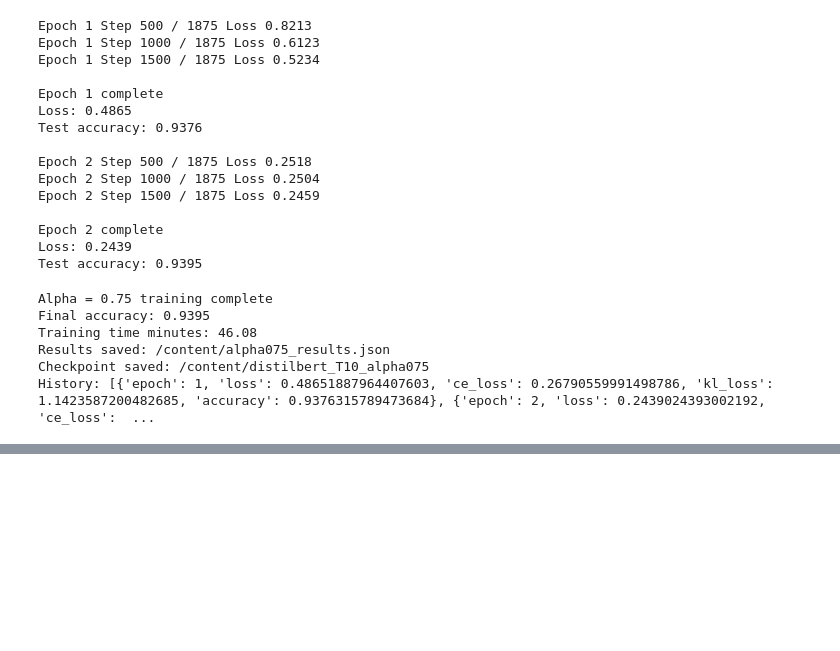
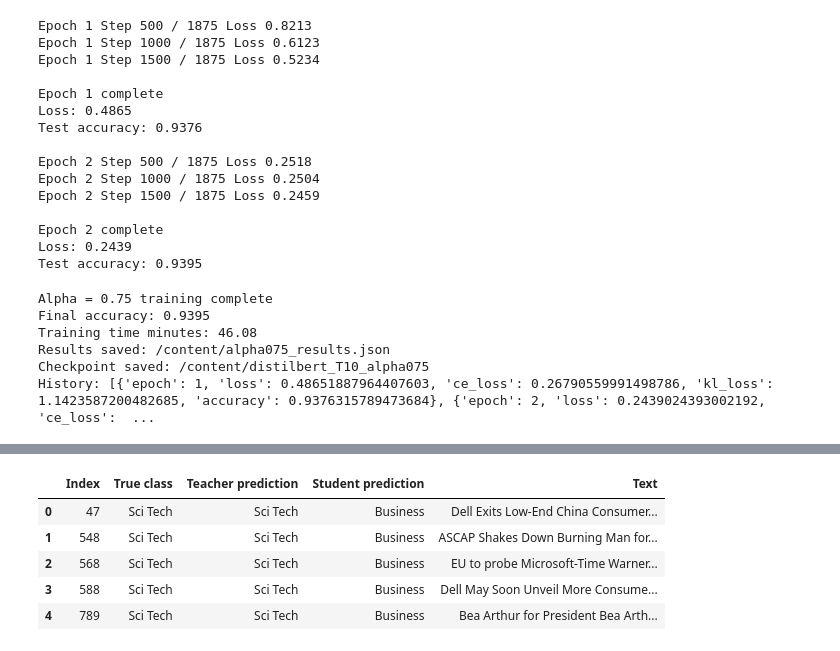
Before and after one commit to DrashtiShah23/data266-2046, a Jupyter notebook: hw12/HW12.ipynb, the cells around one changed output, grey strips where cells are left out. Drawn from its saved outputs; the diff is of its cells as text; code cells hidden in the pictures; blank space fills up the shorter version.

```diff
--- a/hw12/HW12.ipynb
+++ b/hw12/HW12.ipynb
@@ -2645,0 +2991,89 @@ History: [{'epoch': 1, 'loss': 0.48651887964407603, 'ce_loss': 0.267905599914987
+# %%
+import pandas as pd
+import numpy as np
+
+per_class_rows = []
+
+for class_id, class_name in enumerate(LABEL_NAMES):
+
+    mask = test_labels == class_id
+
+    teacher_class_accuracy = (
+        teacher_predictions[mask] == test_labels[mask]
+    ).mean()
+
+    student_class_accuracy = (
+        student_predictions[mask] == test_labels[mask]
+    ).mean()
+
+    degradation = (
+        teacher_class_accuracy
+        - student_class_accuracy
+    )
+
+    per_class_rows.append({
+        "Class": class_name,
+        "Teacher accuracy": teacher_class_accuracy,
+        "Student accuracy": student_class_accuracy,
+        "Degradation": degradation
+    })
+
+per_class_df = pd.DataFrame(per_class_rows)
+
+display(per_class_df)
+
+worst_row = per_class_df.loc[
+    per_class_df["Degradation"].idxmax()
+]
+
+worst_class_name = worst_row["Class"]
+worst_class_id = LABEL_NAMES.index(
+    worst_class_name
+)
+
+print()
+print("Largest degradation class:", worst_class_name)
+print(
+    "Degradation:",
+    round(worst_row["Degradation"], 4)
+)
+
+failure_indices = np.where(
+    (test_labels == worst_class_id)
+    & (teacher_predictions == test_labels)
+    & (student_predictions != test_labels)
+)[0]
+
+print(
+    "Teacher correct / student wrong examples in this class:",
+    len(failure_indices)
+)
+
+selected_failures = failure_indices[:5]
+
+failure_rows = []
+
+for index in selected_failures:
+
+    failure_rows.append({
+        "Index": int(index),
+        "True class": LABEL_NAMES[
+            int(test_labels[index])
+        ],
+        "Teacher prediction": LABEL_NAMES[
+            int(teacher_predictions[index])
+        ],
+        "Student prediction": LABEL_NAMES[
+            int(student_predictions[index])
+        ],
+        "Text": ag_news["test"][
+            int(index)
+        ]["text"]
+    })
+
+failure_df = pd.DataFrame(failure_rows)
+
+print()
+print("Five required failure examples:")
+display(failure_df)
+# %% [output]
@@ -2645,0 +3090,6 @@ History: [{'epoch': 1, 'loss': 0.48651887964407603, 'ce_loss': 0.267905599914987
+|  | Index | True class | Teacher prediction | Student prediction | Text |
+| 0 | 47 | Sci Tech | Sci Tech | Business | Dell Exits Low-End China Consumer... |
+| 1 | 548 | Sci Tech | Sci Tech | Business | ASCAP Shakes Down Burning Man for... |
+| 2 | 568 | Sci Tech | Sci Tech | Business | EU to probe Microsoft-Time Warner... |
+| 3 | 588 | Sci Tech | Sci Tech | Business | Dell May Soon Unveil More Consume... |
+| 4 | 789 | Sci Tech | Sci Tech | Business | Bea Arthur for President Bea Arth... |
```
Also changed, not shown: parts of 16 cells of this notebook.
